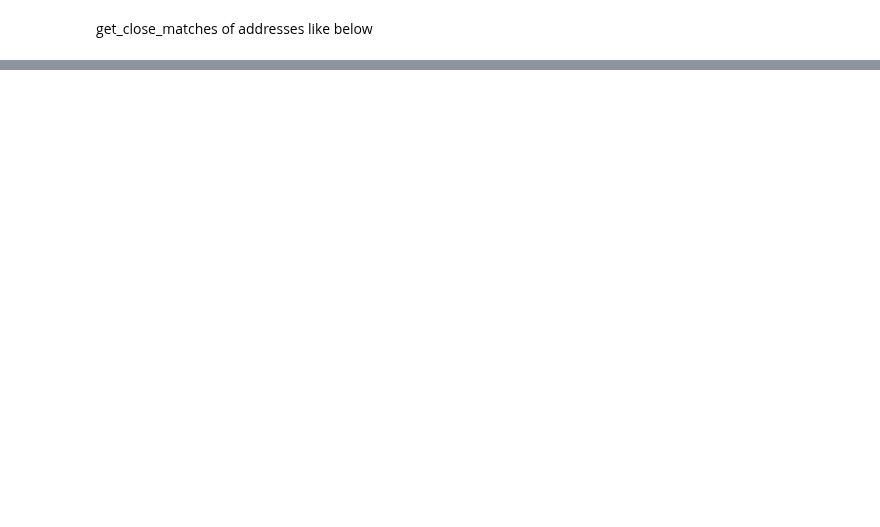
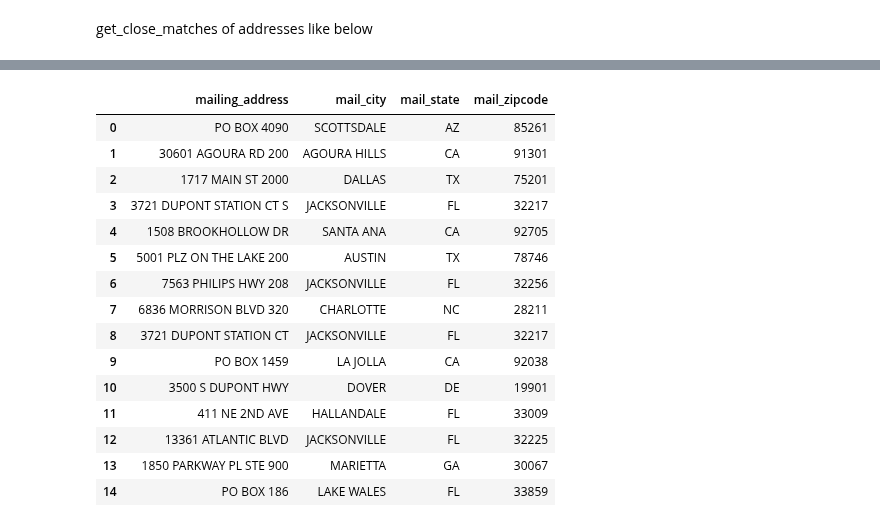
Before and after one commit to WillRobinson152/DS_Assingments, a Jupyter notebook: Jax Housing Analysis/3.CleanData.ipynb, the cells around one changed output, grey strips where cells are left out. Drawn from its saved outputs; the diff is of its cells as text; code cells hidden in the pictures; blank space fills up the shorter version.

```diff
--- a/Jax Housing Analysis/3.CleanData.ipynb
+++ b/Jax Housing Analysis/3.CleanData.ipynb
@@ -344,0 +432,32 @@ Index(['RE', 'section', 'township', 'range', 'tile', 'mailing_address_1',
+# %%
+def get_top(df, col, range_end, cols):
+    top_col = df[col].value_counts()[:range_end]
+    top = pd.DataFrame(columns=cols)
+    for num in range(range_end):
+        df2 = df[df[col]==top_col.index.to_list()[num]][cols]
+        for c in cols:
+            df2[c] = df2[c].value_counts().index.to_list()[0]
+        df2 = df2.drop_duplicates()
+        top = top.append(df2)
+    return top.reset_index(drop=True)
+
+
+top = get_top(houses,'mailing_address',15,['mailing_address', 'mail_city', 'mail_state', 'mail_zipcode'])
+top
+# %% [output]
+|  | mailing_address | mail_city | mail_state | mail_zipcode |
+| 0 | PO BOX 4090 | SCOTTSDALE | AZ | 85261 |
+| 1 | 30601 AGOURA RD 200 | AGOURA HILLS | CA | 91301 |
+| 2 | 1717 MAIN ST 2000 | DALLAS | TX | 75201 |
+| 3 | 3721 DUPONT STATION CT S | JACKSONVILLE | FL | 32217 |
+| 4 | 1508 BROOKHOLLOW DR | SANTA ANA | CA | 92705 |
+| 5 | 5001 PLZ ON THE LAKE 200 | AUSTIN | TX | 78746 |
+| 6 | 7563 PHILIPS HWY 208 | JACKSONVILLE | FL | 32256 |
+| 7 | 6836 MORRISON BLVD 320 | CHARLOTTE | NC | 28211 |
+| 8 | 3721 DUPONT STATION CT | JACKSONVILLE | FL | 32217 |
+| 9 | PO BOX 1459 | LA JOLLA | CA | 92038 |
+| 10 | 3500 S DUPONT HWY | DOVER | DE | 19901 |
+| 11 | 411 NE 2ND AVE | HALLANDALE | FL | 33009 |
+| 12 | 13361 ATLANTIC BLVD | JACKSONVILLE | FL | 32225 |
+| 13 | 1850 PARKWAY PL STE 900 | MARIETTA | GA | 30067 |
+| 14 | PO BOX 186 | LAKE WALES | FL | 33859 |
```
Also changed, not shown: parts of 63 cells of this notebook, 2 other files.
